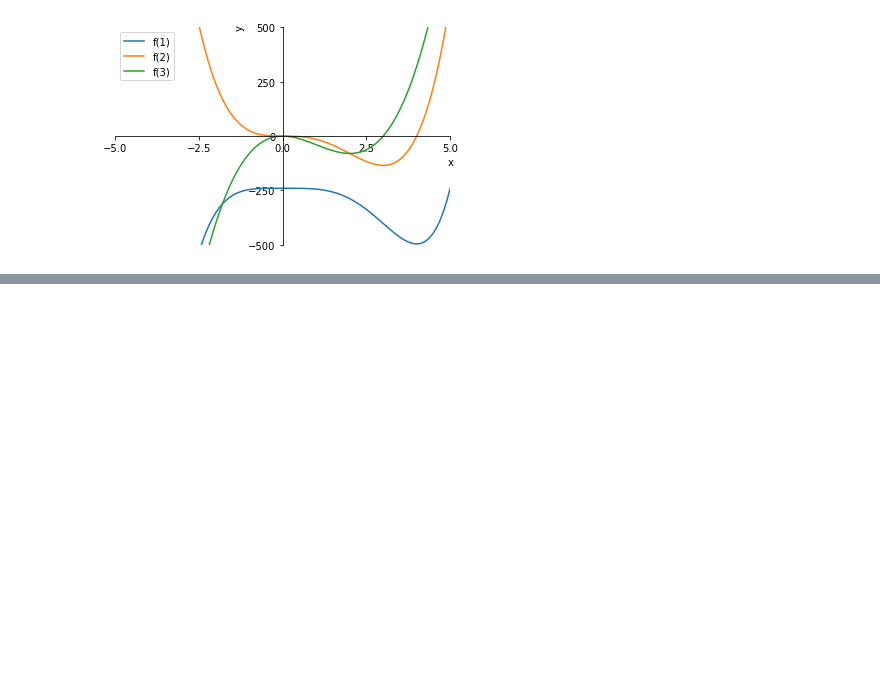
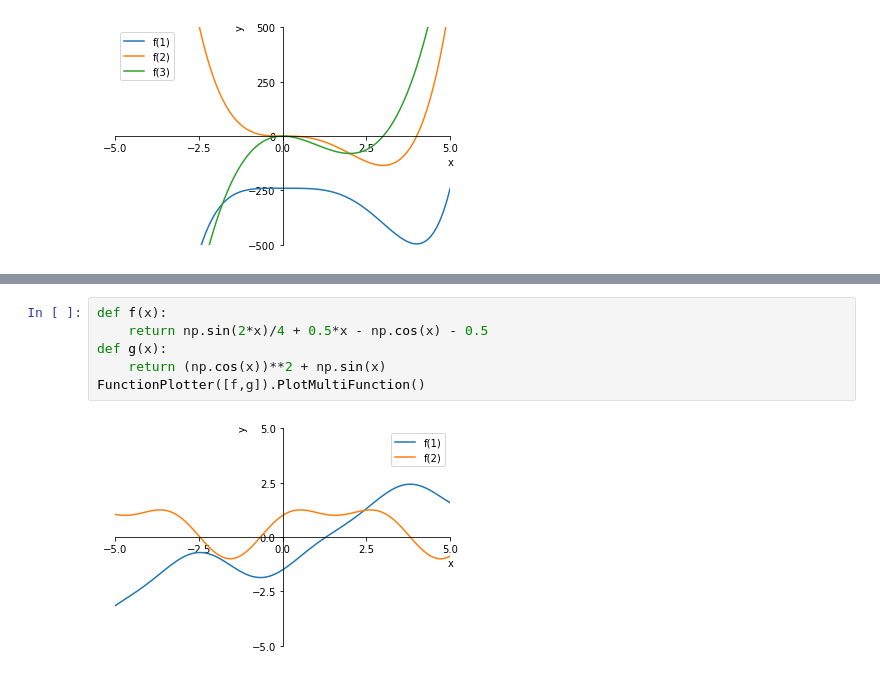
Before and after one commit to Zhurp2020/NLP-from-scratch, a Jupyter notebook: Thomas Calculus/Chapter 4 code.ipynb, the cells around one changed output, grey strips where cells are left out. Drawn from its saved outputs; the diff is of its cells as text; blank space fills up the shorter version.

```diff
--- a/Thomas Calculus/Chapter 4 code.ipynb
+++ b/Thomas Calculus/Chapter 4 code.ipynb
@@ -143,0 +156,8 @@ FunctionPlotter([f1,f2,f3],ticks=[np.linspace(-5,5,5),np.linspace(-500,500,5)],l
+# %%
+def f(x):
+    return np.sin(2*x)/4 + 0.5*x - np.cos(x) - 0.5
+def g(x):
+    return (np.cos(x))**2 + np.sin(x)
+FunctionPlotter([f,g]).PlotMultiFunction()
+# %% [output]
+[figure, added]
```
Also changed, not shown: parts of 3 cells of this notebook, 5 other files.
